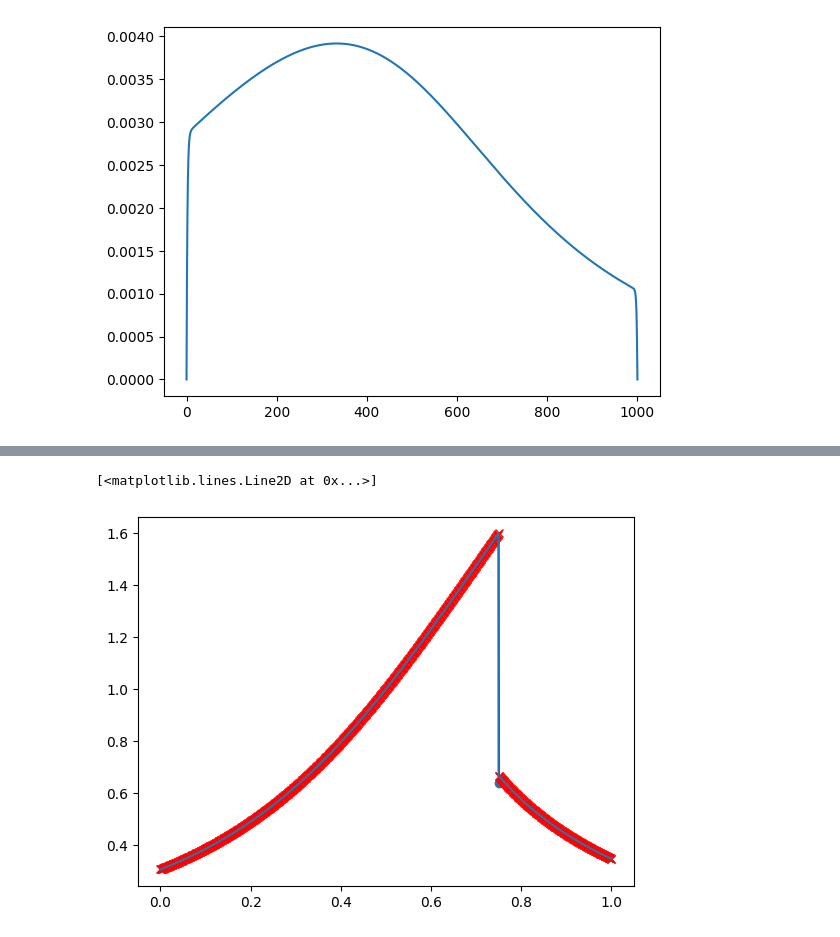
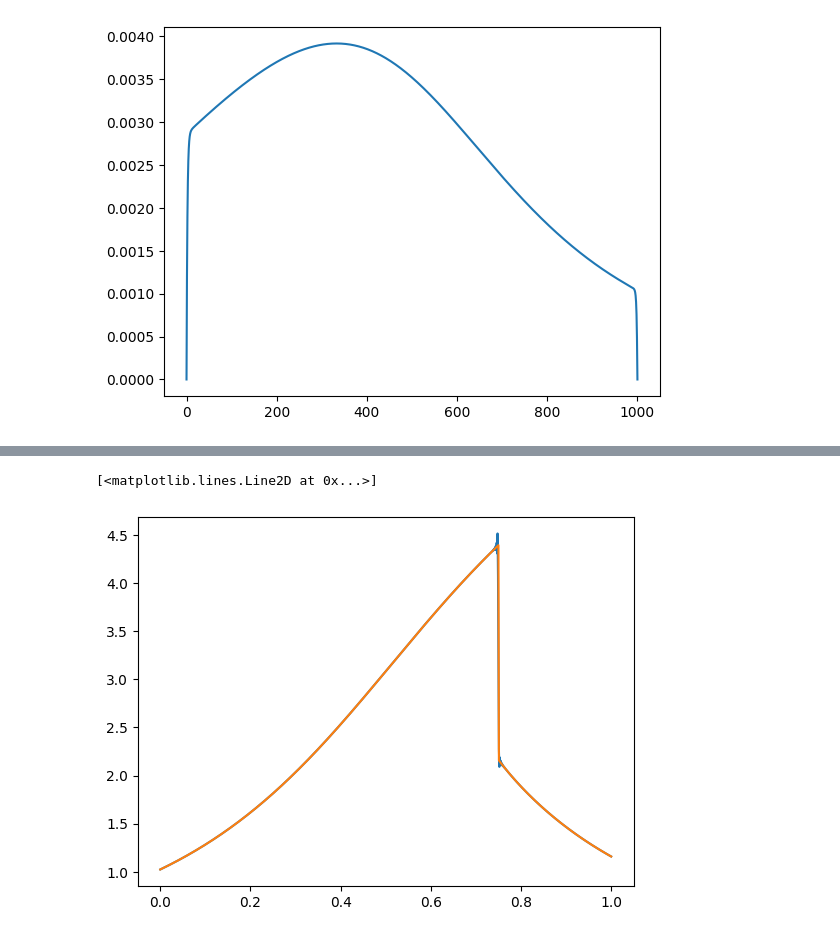
Before and after one commit to GertCell/PhysDep, a Jupyter notebook: GasDyn/Task 2/Task_2_itam.ipynb, the cells around one changed output, grey strips where cells are left out. Cells and saved outputs as stored; diff of their text form; code cells hidden in the pictures.

```diff
--- a/GasDyn/Task 2/Task_2_itam.ipynb
+++ b/GasDyn/Task 2/Task_2_itam.ipynb
@@ -482,6 +482,11 @@ aMref = 1
 a_0, x_0 = 0.5, 0.5
 po_0 = 1
 p_0 = 1
+u_0 = 1
+
+Pressure = np.linspace(0, L, N+1)
+Density = np.linspace(0, L, N+1)
+Velocity = np.linspace(0, L, N+1)
 
 
 def a(x):
@@ -491,10 +496,10 @@ def mach(m):
     return -a(x[i])/a_0+aMref/m*((1+(gamma-1)/2*m**2)/(1+1/2*(gamma-1)*aMref**2))**((gamma+1)/(2*(gamma-1)))
 
 def velocity(m):
-    return m*(((gamma+1)/2)/(1+(gamma-1)/2*m**2))**(1/2)
+    return u_0*m/aMref*((1+(gamma-1)/2*aMref**2)/(1+(gamma-1)/2*m**2))**(1/2)
 
 def density(m):
-    return po_0*(((gamma+1)/2)/(1+(gamma-1)/2*m**2))**(1/(gamma-1))
+    return po_0*((1+(gamma-1)/2*aMref**2)/(1+(gamma-1)/2*m**2))**(1/(gamma-1))
 
 def pressure(m):
     return p_0*(density(m)/po_0)**gamma
@@ -511,32 +516,63 @@ M_0 = root(mach, 1, 50)
 aMs1 = M_0
 aMs2 = np.sqrt((2+(gamma-1)*M_0**2)/(2*gamma*M_0**2-(gamma-1)))
 
-
+print(pressure(M_0), density(M_0))
 Ps2 = pressure(M_0)*(2*gamma*M_0**2-(gamma-1))/(gamma+1)
 Rs2 = density(M_0)*((gamma+1)*Ps2+(gamma-1)*pressure(M_0))/((gamma-1)*Ps2+(gamma+1)*pressure(M_0))
 Us2 = density(M_0)*velocity(M_0)/Rs2
+print(Ps2, Rs2)
 
 for i in range(0, int(Nth)):
     M[i] = root(mach, 0.001, 1)
+    Velocity[i] = velocity(M[i])
+    Density[i] = density(M[i])
+    Pressure[i] = pressure(M[i])
+
+
+
 M[int(Nth)] = 1
+Velocity[int(Nth)] = velocity(M[int(Nth)])
+Density[int(Nth)] = density(M[int(Nth)])
+Pressure[int(Nth)] = pressure(M[int(Nth)])
+
+
+
 for i in range(int(Nth+1), int(Nsh)):
     M[i] = root(mach, 1, 50)
-    po_0 = Rs2
-    p_0 = Ps2
-plt.scatter(x[int(Nsh)], 0.64)
+
+    Velocity[i] = velocity(M[i])
+    Density[i] = density(M[i])
+    Pressure[i] = pressure(M[i])
+
 M[int(Nsh)] = aMs1
 aMref = aMs2
-print(aMs2)
+
+p_0 = Ps2
+po_0 = Rs2
+u_0 =Us2
 a_0 = a(x[int(Nsh)])
-print(mach(0.1), a(x[int(Nsh)]), a_0)
-print(a_0, a(x))
+
+Velocity[int(Nsh)] = velocity(M[int(Nsh)])
+Density[int(Nsh)] = density(M[int(Nsh)])
+Pressure[int(Nsh)] = pressure(M[int(Nsh)])
+
+
+#вызывая функцию в графике ты не даешь ей сменить константу
+
 for i in range(int(Nsh+1), int(N+1)):
+    M[i] = root(mach, 0.001, aMs2)
+    Velocity[i] = velocity(M[i])
+    Density[i] = density(M[i])
+    Pressure[i] = pressure(M[i])
 
-    print(a(x[i]))
-    M[i] = root(mach, 0.001, aMs2)
 
-print(aMs1)
-plt.plot(x, M, '-rx')
-plt.plot(arr1, arr2)
-# plt.plot(x, density(M)/density(M[0]))
+# print(aMs1)
+# plt.plot(x, M, )
+# plt.plot(arr1, arr2, '-rx')
+# plt.plot(x, Density/Density[0])
+# plt.plot(x, po)
+# plt.plot(x, p)
+# plt.plot(x, Pressure/Pressure[0]*8)
+plt.plot(x, u)
+plt.plot(x, Velocity/Velocity[0]*1.0237498)
 # %% [output]
@@ -560,5 +581,5 @@ plt.plot(arr1, arr2)
 [<matplotlib.lines.Line2D at 0x...>]
-[figure, old version]
+[figure, new version]
 # %%
 arr1 = []
 arr2 = []
```
Also changed, not shown: parts of 3 cells of this notebook, 1 other file.
